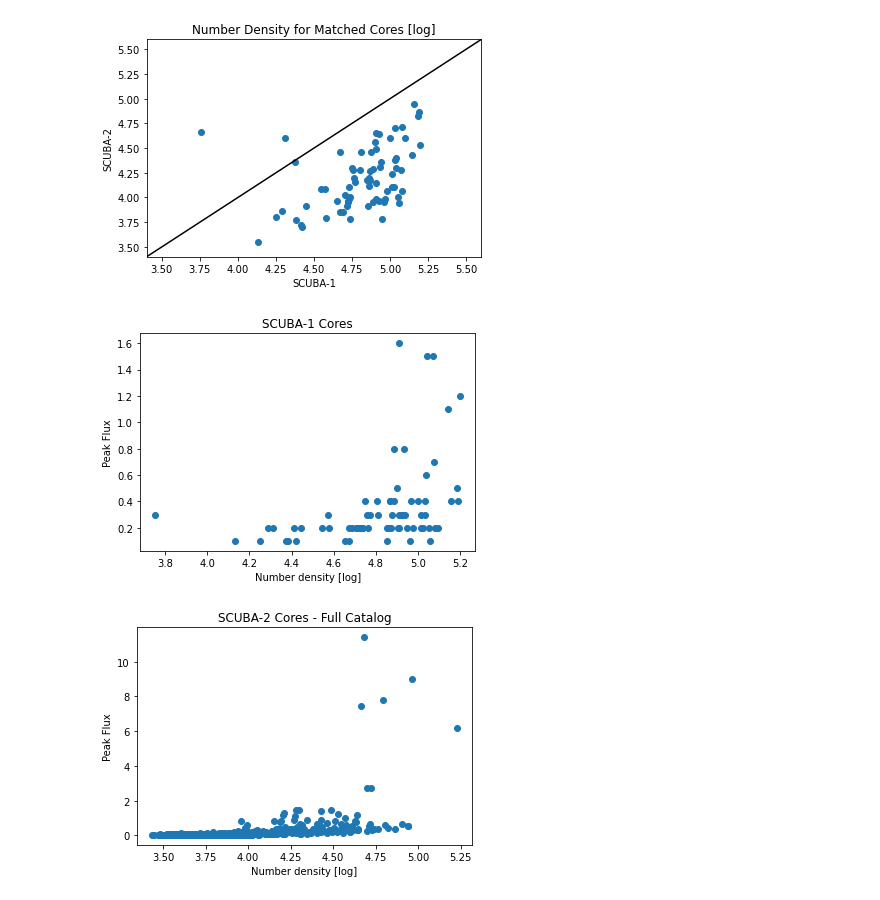
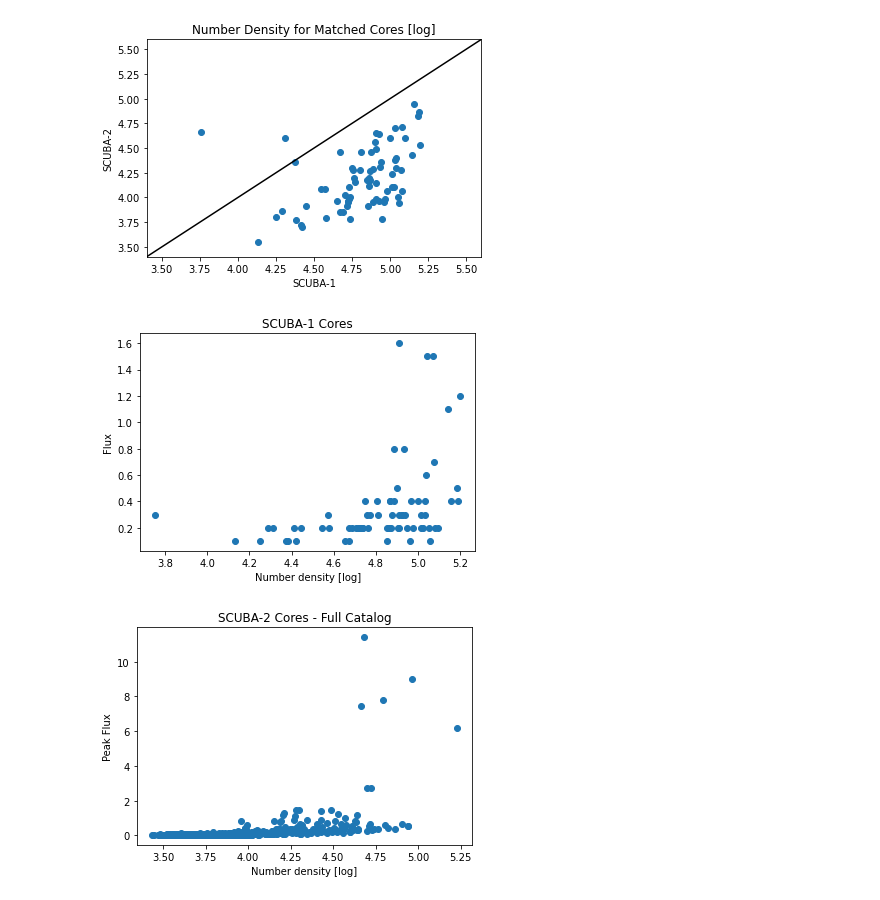
Before and after one commit to samdf96/SyntheticObs, a Jupyter notebook: SCUBA_vs_SCUBA2.ipynb, the cells around one changed output. Drawn from its saved outputs; the diff is of its cells as text; code cells hidden in the pictures.

```diff
--- a/SCUBA_vs_SCUBA2.ipynb
+++ b/SCUBA_vs_SCUBA2.ipynb
@@ -397,12 +397,13 @@ plt.show()
 [figure]
 # %%
 plt.scatter(np.log10(d1['Number_Density']), d1['P850'])
+#plt.scatter(np.log10(d1['Number_Density']), d1['I850'])
 plt.xlabel('Number density [log]')
-plt.ylabel('Peak Flux')
+plt.ylabel('Flux')
 plt.title('SCUBA-1 Cores')
 plt.show()
 # %% [output]
-[figure, old version]
+[figure, new version]
 # %%
 plt.scatter(np.log10(d2['Number_Density']), d2['F850Pk'])
 plt.xlabel('Number density [log]')
```
Also changed, not shown: parts of 3 cells of this notebook.
